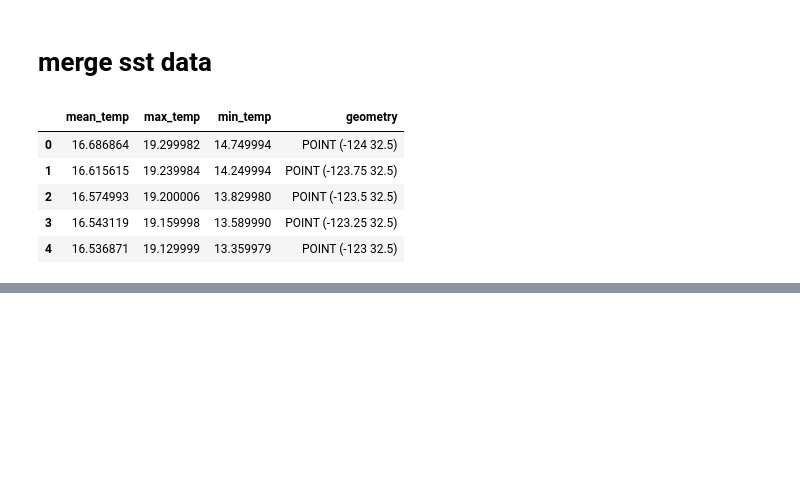
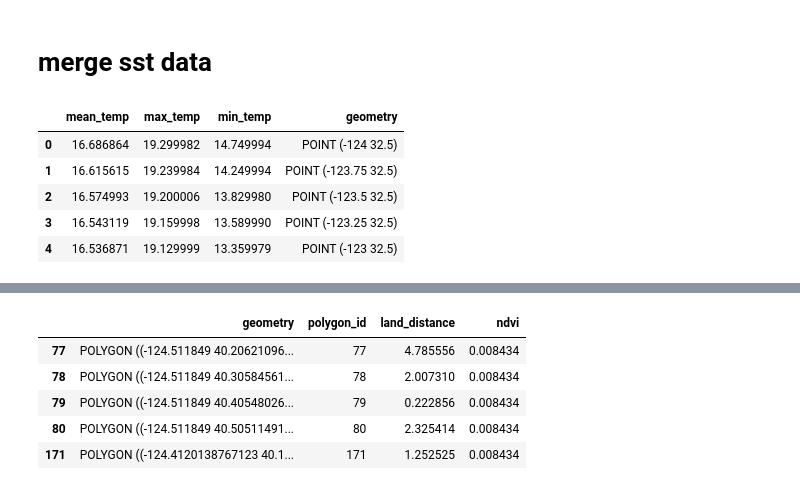
Before and after one commit to UCB-MIDS/Kelp-Capstone, a Jupyter notebook: pipeline/combine_data.ipynb, the cells around one changed output, grey strips where cells are left out. Cells and saved outputs as stored; diff of their text form; code cells hidden in the pictures; blank space fills up the shorter version.

Commit message:
added ndvi into grid_df

```diff
--- a/pipeline/combine_data.ipynb
+++ b/pipeline/combine_data.ipynb
@@ -491,0 +492,6 @@ grid_df.head()
+# %%
+ndvi = pd.read_csv('../spectral/ndvi.csv')
+geom = ndvi.apply(lambda x : Point([x['lon'],x['lat']]), axis=1)
+ndvi = gpd.GeoDataFrame(ndvi, geometry = geom, crs = {'init' : 'epsg:4326'})
+ndvi.drop(['lat','lon'], axis=1, inplace=True)
+ndvi.head()
@@ -491,0 +505,10 @@ grid_df.head()
+# %%
+grid_df['ndvi'] = grid_df.geometry.apply(lambda x: get_value_at_point(x, ndvi.geometry, ndvi.ndvi, n_closest=1))
+grid_df.head()
+# %% [output]
+|  | geometry | polygon_id | land_distance | ndvi |
+| 77 | POLYGON ((-124.511849 40.20621096... | 77 | 4.785556 | 0.008434 |
+| 78 | POLYGON ((-124.511849 40.30584561... | 78 | 2.007310 | 0.008434 |
+| 79 | POLYGON ((-124.511849 40.40548026... | 79 | 0.222856 | 0.008434 |
+| 80 | POLYGON ((-124.511849 40.50511491... | 80 | 2.325414 | 0.008434 |
+| 171 | POLYGON ((-124.4120138767123 40.1... | 171 | 1.252525 | 0.008434 |
```
Also changed, not shown: parts of 3 cells of this notebook.
